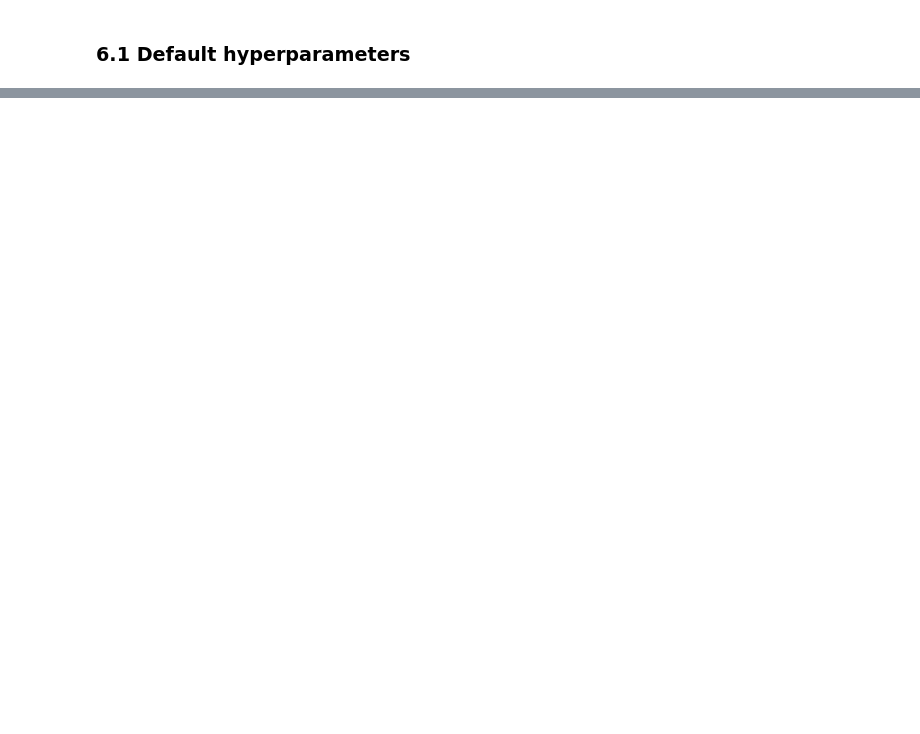
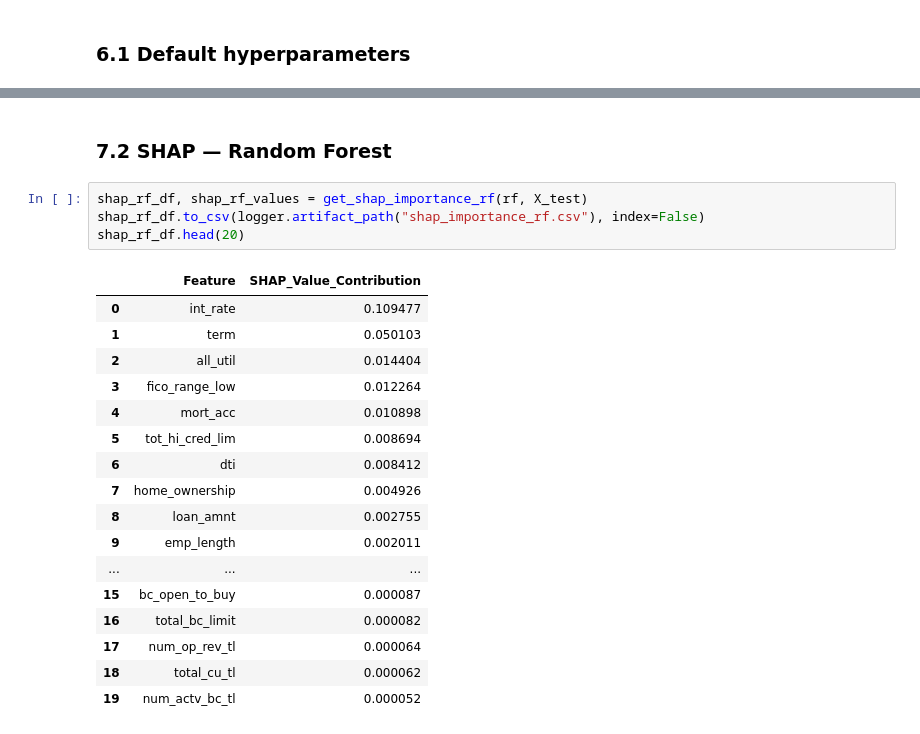
Before and after one commit to rahul111jakhad/ft-transformer-credit-risk, a Jupyter notebook: notebooks/01_lending_club_baselines.ipynb, the cells around one changed output, grey strips where cells are left out. Drawn from its saved outputs; the diff is of its cells as text; blank space fills up the shorter version.

```diff
--- a/notebooks/01_lending_club_baselines.ipynb
+++ b/notebooks/01_lending_club_baselines.ipynb
@@ -845,0 +708,24 @@ summary
+# %% [markdown]
+### 7.2 SHAP — Random Forest
+# %%
+shap_rf_df, shap_rf_values = get_shap_importance_rf(rf, X_test)
+shap_rf_df.to_csv(logger.artifact_path("shap_importance_rf.csv"), index=False)
+shap_rf_df.head(20)
+# %% [output]
+|  | Feature | SHAP_Value_Contribution |
+| 0 | int_rate | 0.109477 |
+| 1 | term | 0.050103 |
+| 2 | all_util | 0.014404 |
+| 3 | fico_range_low | 0.012264 |
+| 4 | mort_acc | 0.010898 |
+| 5 | tot_hi_cred_lim | 0.008694 |
+| 6 | dti | 0.008412 |
+| 7 | home_ownership | 0.004926 |
+| 8 | loan_amnt | 0.002755 |
+| 9 | emp_length | 0.002011 |
+| ... | ... | ... |
+| 15 | bc_open_to_buy | 0.000087 |
+| 16 | total_bc_limit | 0.000082 |
+| 17 | num_op_rev_tl | 0.000064 |
+| 18 | total_cu_tl | 0.000062 |
+| 19 | num_actv_bc_tl | 0.000052 |
```
Also changed, not shown: parts of 89 cells of this notebook, 10 other files.
